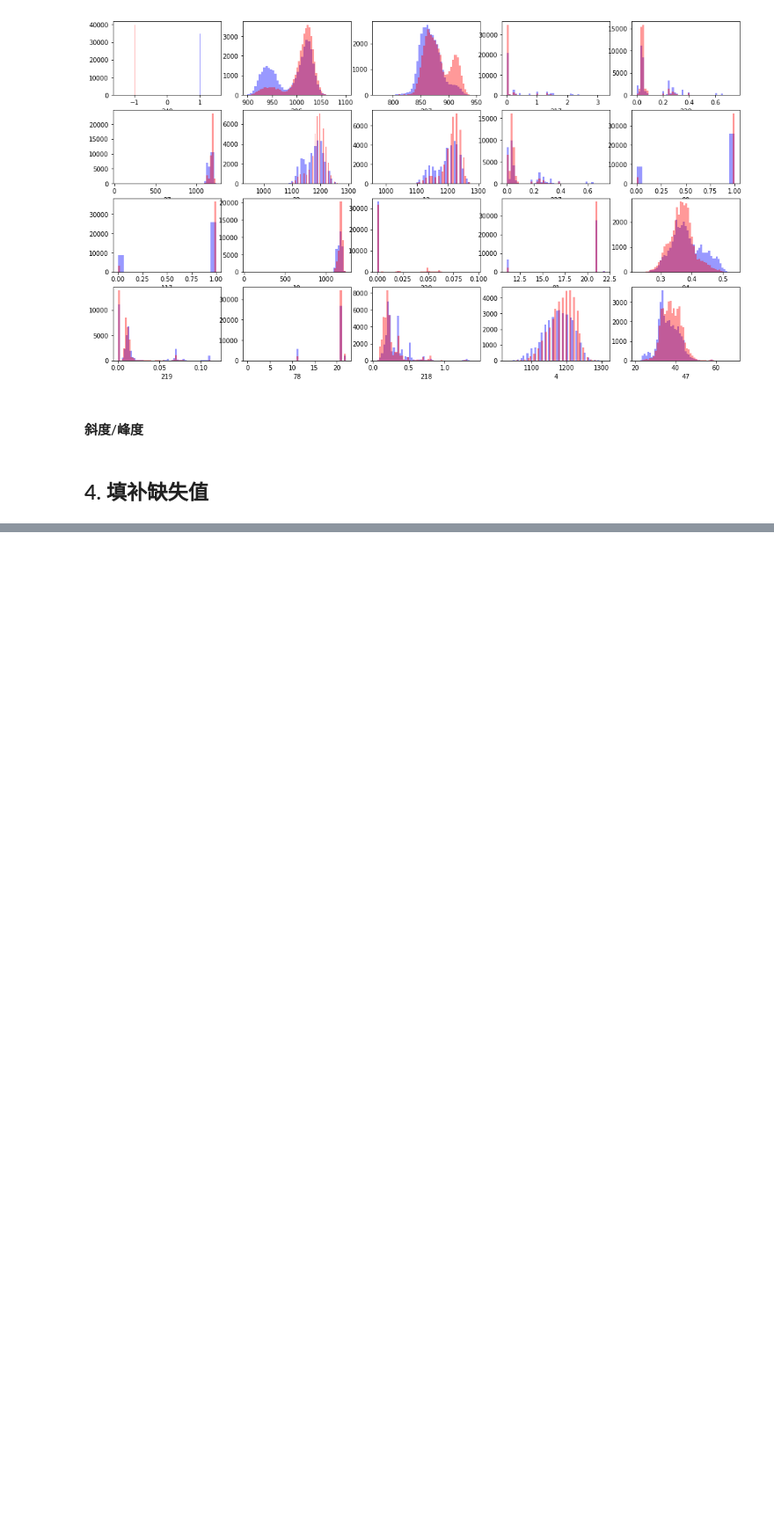
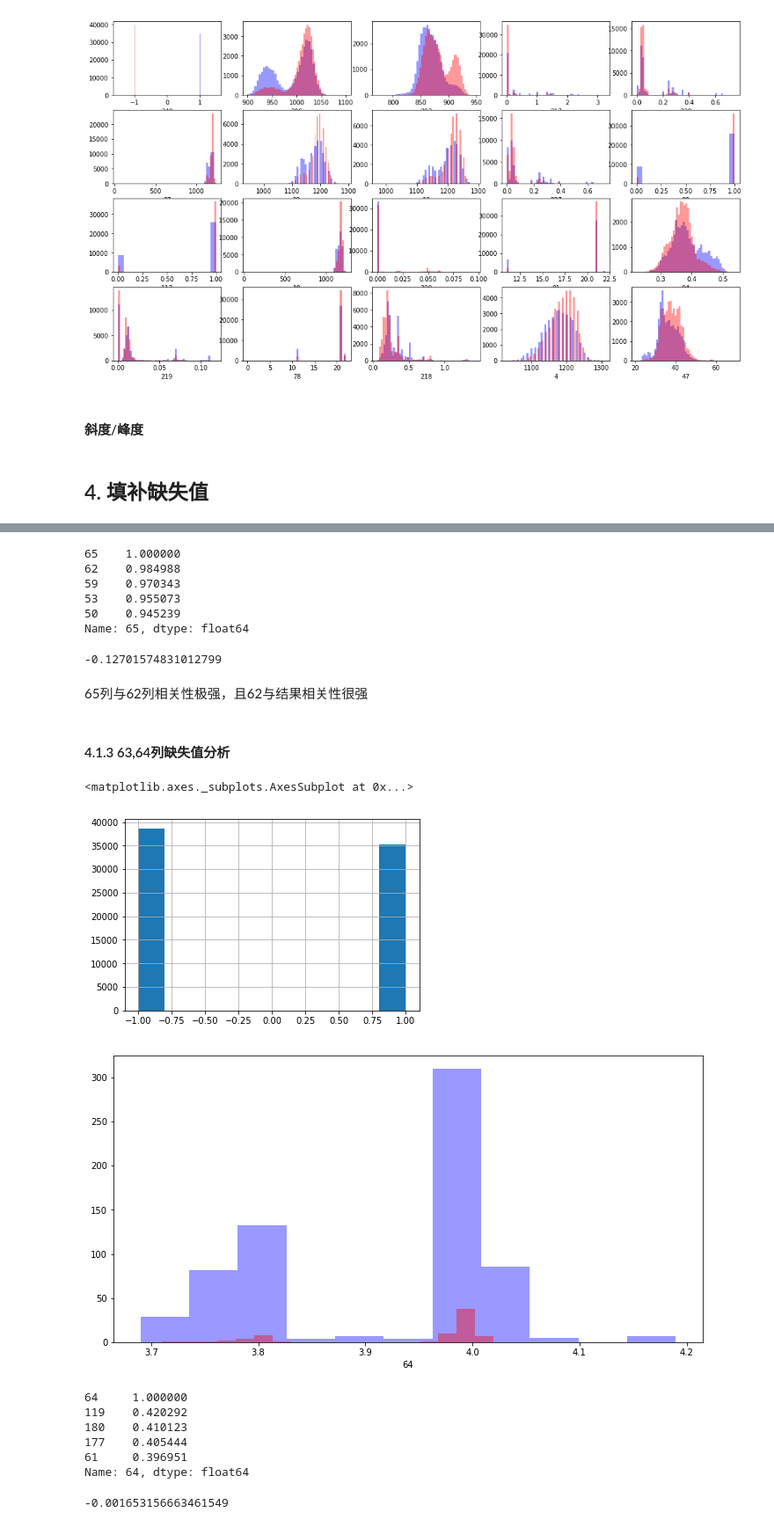
Before and after one commit to Watermelon233/MyKaggle, a Jupyter notebook: boyvsgirl/boyvsgirls.ipynb, the cells around one changed output, grey strips where cells are left out. Shown: that part at 88% size. Cells and saved outputs as stored; diff of their text form; code cells hidden in the pictures; blank space fills up the shorter version.

```diff
--- a/boyvsgirl/boyvsgirls.ipynb
+++ b/boyvsgirl/boyvsgirls.ipynb
@@ -431,0 +341,41 @@ array([ 1,  1, -1, ...,  1,  1, -1], dtype=int64)
+# %%
+train_corr[65].sort_values(ascending=False)[:5]
+# %% [output]
+65    1.000000
+62    0.984988
+59    0.970343
+53    0.955073
+50    0.945239
+Name: 65, dtype: float64
+# %%
+train_corr[249][62]
+# %% [output]
+-0.12701574831012799
+# %% [markdown]
+65列与62列相关性极强，且62与结果相关性很强
+# %% [markdown]
+#### 4.1.3 63,64列缺失值分析
+# %%
+col_64 = train[64]
+target[col_64[col_64.isnull()].index].hist()
+plt.figure(figsize=[12,6])
+sns.distplot(boys[64].dropna().values,  kde=False, color=boys_col)
+sns.distplot(girls[64].dropna().values,  kde=False, color=girls_col,
+            axlabel=64)
+# %% [output]
+<matplotlib.axes._subplots.AxesSubplot at 0x...>
+[figure, added]
+[figure, added]
+# %%
+train_corr[64].sort_values(ascending=False)[:5]
+# %% [output]
+64     1.000000
+119    0.420292
+180    0.410123
+177    0.405444
+61     0.396951
+Name: 64, dtype: float64
+# %%
+train_corr[249][119]
+# %% [output]
+-0.001653156663461549
```
Also changed, not shown: parts of 61 cells of this notebook, 3 other files.
